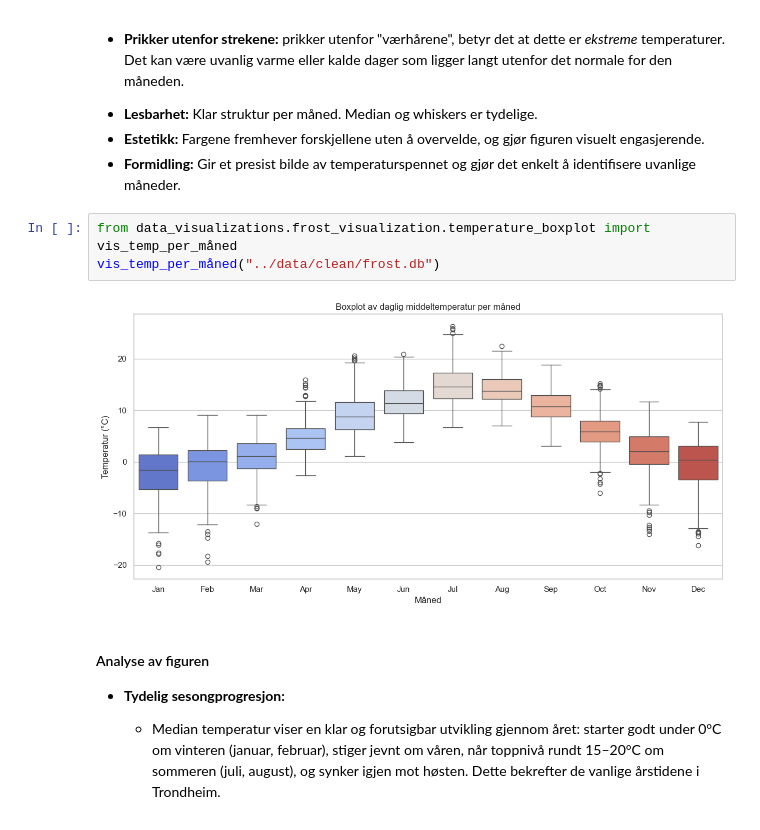
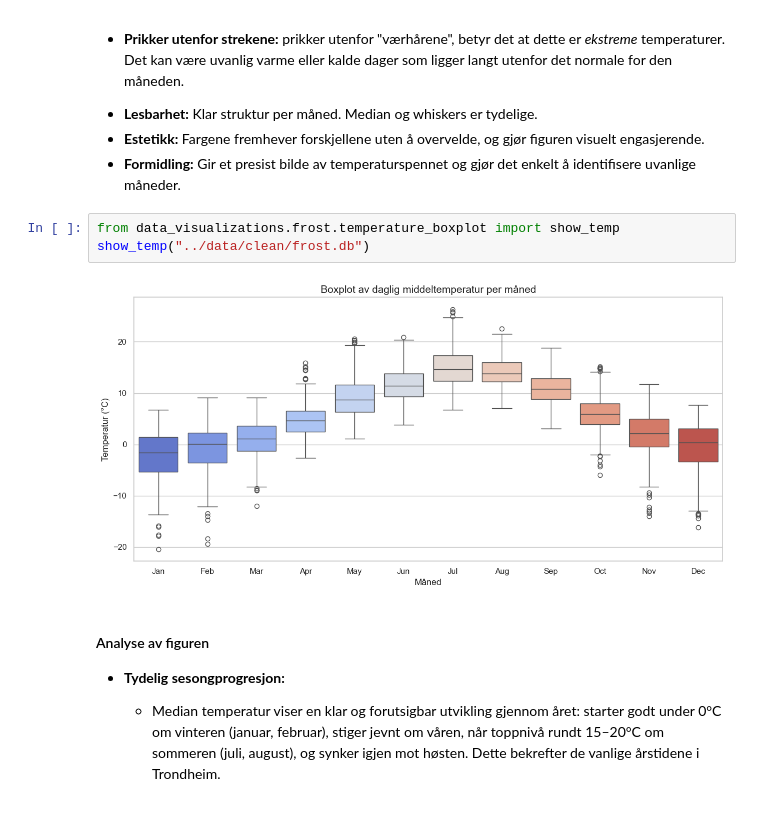
Before and after one commit to andsamfu/prosjekt_miljodataanalyse, a Jupyter notebook: notebooks/02_data_analysis_and_visualisation.ipynb, the cells around one changed output. Cells and saved outputs as stored; diff of their text form.

```diff
--- a/notebooks/02_data_analysis_and_visualisation.ipynb
+++ b/notebooks/02_data_analysis_and_visualisation.ipynb
@@ -223,10 +223,10 @@ Denne figuren viser oss et "bilde" av hvordan temperaturen typisk er hver måned
 - **Estetikk:** Fargene fremhever forskjellene uten å overvelde, og gjør figuren visuelt engasjerende.
 - **Formidling:** Gir et presist bilde av temperaturspennet og gjør det enkelt å identifisere uvanlige måneder.
 # %%
-from data_visualizations.frost_visualization.temperature_boxplot import vis_temp_per_måned
-vis_temp_per_måned("../data/clean/frost.db")
+from data_visualizations.frost.temperature_boxplot import show_temp
+show_temp("../data/clean/frost.db")
 # %% [output]
-[figure, old version]
+[figure, new version]
 # %% [markdown]
 #### Analyse av figuren
 
```
Also changed, not shown: parts of 11 cells of this notebook, 28 other files.
